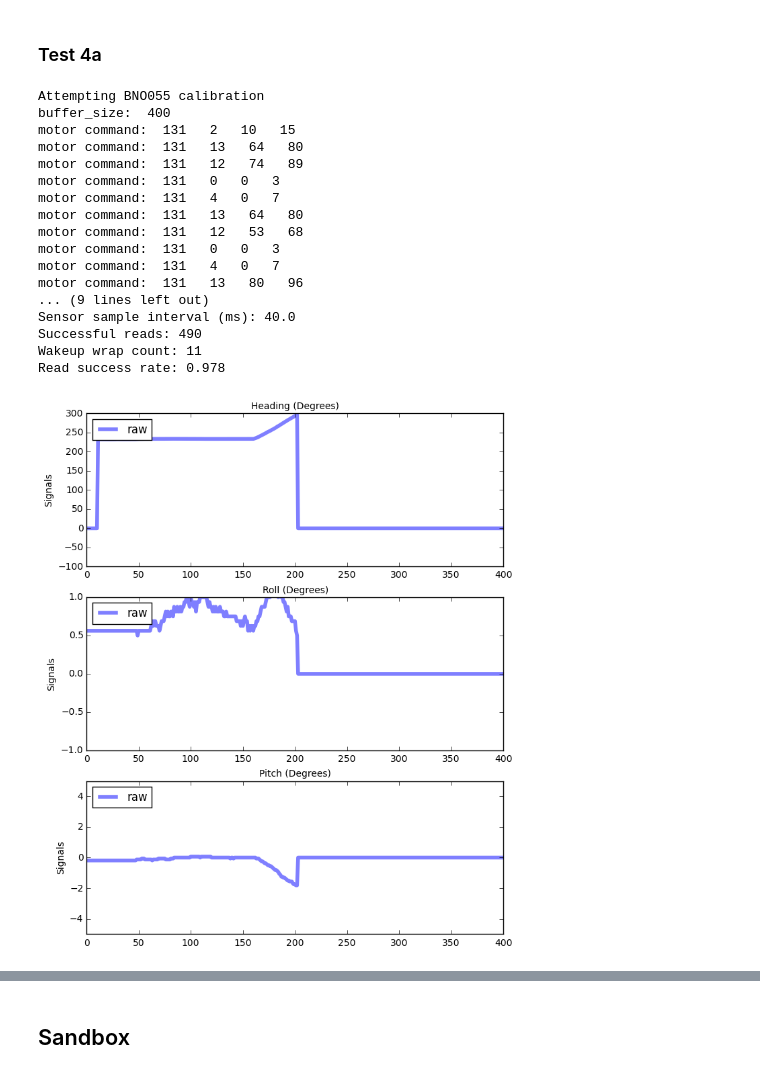
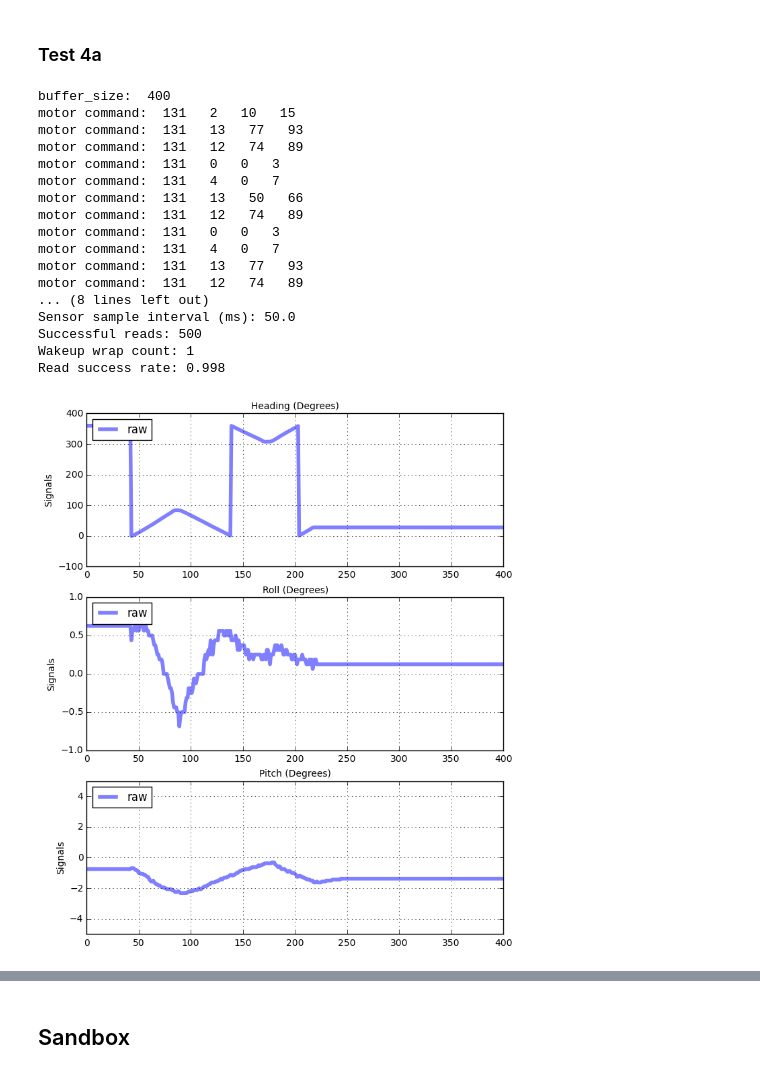
Before and after one commit to Nanigans/nanibot, a Jupyter notebook: sandboxes/ipython_notebooks/imu_data_filtering_sandbox_2.ipynb, the cells around one changed output, grey strips where cells are left out. Drawn from its saved outputs; the diff is of its cells as text; code cells hidden in the pictures.

Commit message:
Finally got some heading data that seems about right

```diff
--- a/sandboxes/ipython_notebooks/imu_data_filtering_sandbox_2.ipynb
+++ b/sandboxes/ipython_notebooks/imu_data_filtering_sandbox_2.ipynb
@@ -399,6 +399,7 @@ def plot_raw_and_processed_data(
     if y1lim is not None:
         current_axes.set_ylim(y1lim)
     current_axes.legend(loc='upper left')
+    current_axes.grid(which='major',axis='both')
 
     current_axes = axes[1]
     current_axes.plot(raw_data.y, linestyle='-', color='b', linewidth=4, alpha=0.5, label='raw')
@@ -409,6 +410,7 @@ def plot_raw_and_processed_data(
     if y2lim is not None:
         current_axes.set_ylim(y2lim)
     current_axes.legend(loc='upper left')
+    current_axes.grid(which='major',axis='both')
 
     current_axes = axes[2]
     current_axes.plot(raw_data.z, linestyle='-', color='b', linewidth=4, alpha=0.5, label='raw')
@@ -419,6 +421,7 @@ def plot_raw_and_processed_data(
     if y3lim is not None:
         current_axes.set_ylim(y3lim)
     current_axes.legend(loc='upper left')
+    current_axes.grid(which='major',axis='both')
 
 # - Plotting helper for several experiments
 def plot_euler_data(
@@ -443,6 +446,7 @@ def plot_euler_data(
     if y1lim is not None:
         current_axes.set_ylim(y1lim)
     current_axes.legend(loc='upper left')
+    current_axes.grid(which='both',axis='both')
 
     current_axes = axes[1]
     current_axes.plot(raw_data.roll, linestyle='-', color='b', linewidth=4, alpha=0.5, label='raw')
@@ -453,6 +457,7 @@ def plot_euler_data(
     if y2lim is not None:
         current_axes.set_ylim(y2lim)
     current_axes.legend(loc='upper left')
+    current_axes.grid(which='both',axis='both')
 
     current_axes = axes[2]
     current_axes.plot(raw_data.pitch, linestyle='-', color='b', linewidth=4, alpha=0.5, label='raw')
@@ -463,6 +468,7 @@ def plot_euler_data(
     if y3lim is not None:
         current_axes.set_ylim(y3lim)
     current_axes.legend(loc='upper left')
+    current_axes.grid(which='both',axis='both')
 # %%
 import pandas as pd
 def make_prepared_data_df(test_data,frame_ind=0):
@@ -708,7 +758,7 @@ def run_simple_drive_and_sensor_read_test_4(
     all_pitch_data = []
     # Wait for notification buffer is full
     buffer_full_condition.acquire()
-    buffer_full_condition.wait(timeout=10)
+    buffer_full_condition.wait(timeout=30)
     # Lock buffers from being modified while copying and resetting
     buffer_mutex.acquire()
     all_times.append([l_t - launch_start_time for l_t in t_arr[:]])
@@ -752,36 +802,34 @@ data_file_base_name = '/home/pi/nanibot/sandboxes/data/rover_imu_test_data_Test4
 test_4a_data = run_simple_drive_and_sensor_read_test_4(
     buffer_size = 400,
     num_samples=500,
-    sample_interval_usec=40000,
+    sample_interval_usec=50000,
     do_axis_remap=True,
-    do_calibration=True,
-    drive_test_runnable=drive_test_3,
+    do_calibration=False,
+    drive_test_runnable=drive_test_4,
     drive_test_args=(
-        15.0, # default_speed
-        2.0, # command_duration_sec
-        25.0, # turn_speed
-        10.0)) # turn_duration_sec
+        20.0, # turn_speed
+        2.0)) # turn_duration_sec
 # %% [output]
-Attempting BNO055 calibration
 buffer_size:  400
 motor command:  131   2   10   15
-motor command:  131   13   64   80
+motor command:  131   13   77   93
 motor command:  131   12   74   89
 motor command:  131   0   0   3
 motor command:  131   4   0   7
-motor command:  131   13   64   80
-motor command:  131   12   53   68
+motor command:  131   13   50   66
+motor command:  131   12   74   89
 motor command:  131   0   0   3
 motor command:  131   4   0   7
-motor command:  131   13   80   96
-... (9 lines left out)
-Sensor sample interval (ms): 40.0
-Successful reads: 490
-Wakeup wrap count: 11
-Read success rate: 0.978
+motor command:  131   13   77   93
+motor command:  131   12   74   89
+... (8 lines left out)
+Sensor sample interval (ms): 50.0
+Successful reads: 500
+Wakeup wrap count: 1
+Read success rate: 0.998
 # %%
 test_data_df = make_prepared_data_df(test_4a_data,frame_ind=0)
 # %%
-plot_euler_data(test_data_df,y1lim=(-100,300),y2lim=(-1,1),y3lim=(-5,5))
+plot_euler_data(test_data_df,y1lim=(-100,400),y2lim=(-1,1),y3lim=(-5,5))
 # %% [output]
-[figure, old version]
+[figure, new version]
```
Also changed, not shown: parts of 9 cells of this notebook, 2 other files.
